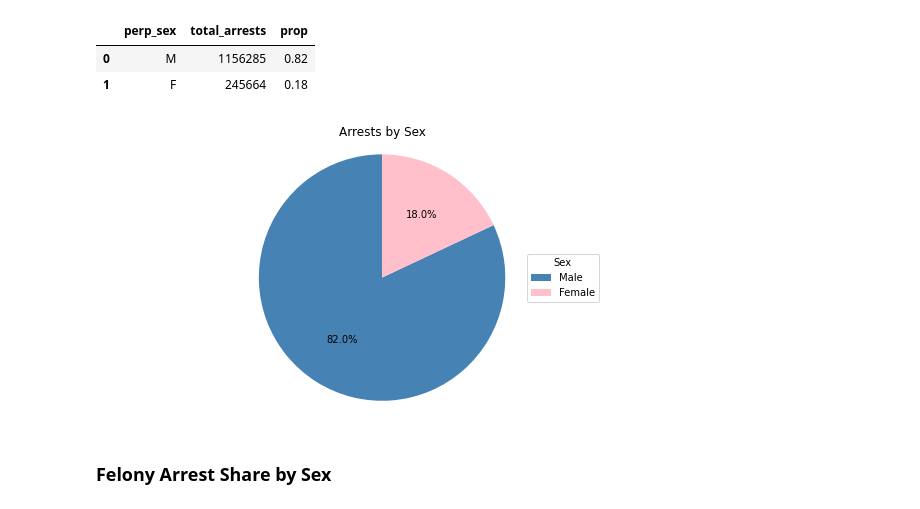
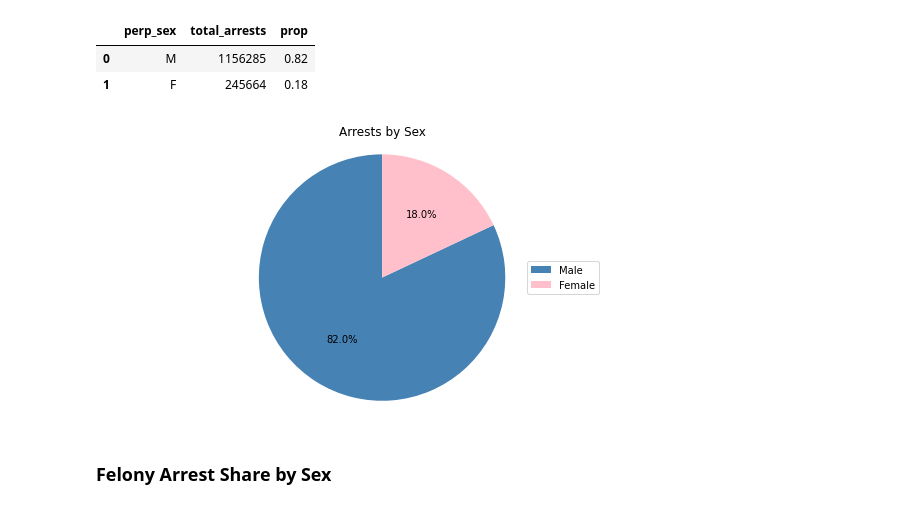
Before and after one commit to AmitSamra/NYC_Crime, a Jupyter notebook: nyc_crime_python.ipynb, the cells around one changed output. Cells and saved outputs as stored; diff of their text form; code cells hidden in the pictures.

```diff
--- a/nyc_crime_python.ipynb
+++ b/nyc_crime_python.ipynb
@@ -868,20 +868,20 @@ df_sex
 # %%
 fig,ax = plt.subplots(figsize=(10, 5))
 
 ax.pie(df_sex.prop, autopct='%1.1f%%', colors=['steelblue','pink'], startangle=90)
 ax.legend(
     #df_sex.perp_sex,
-    title = 'Sex',
+    #title = 'Sex',
     labels = ['Male', 'Female'],
     loc = 'center left',
     bbox_to_anchor = (.75,.5,0,0)
 )
 ax.set_title('Arrests by Sex')
 ax.axis('equal')
 
 plt.show()
 # %% [output]
-[figure, old version]
+[figure, new version]
 # %% [markdown]
 ### Felony Arrest Share by Sex
 # %%
```
Also changed, not shown: parts of 1 cell of this notebook.
